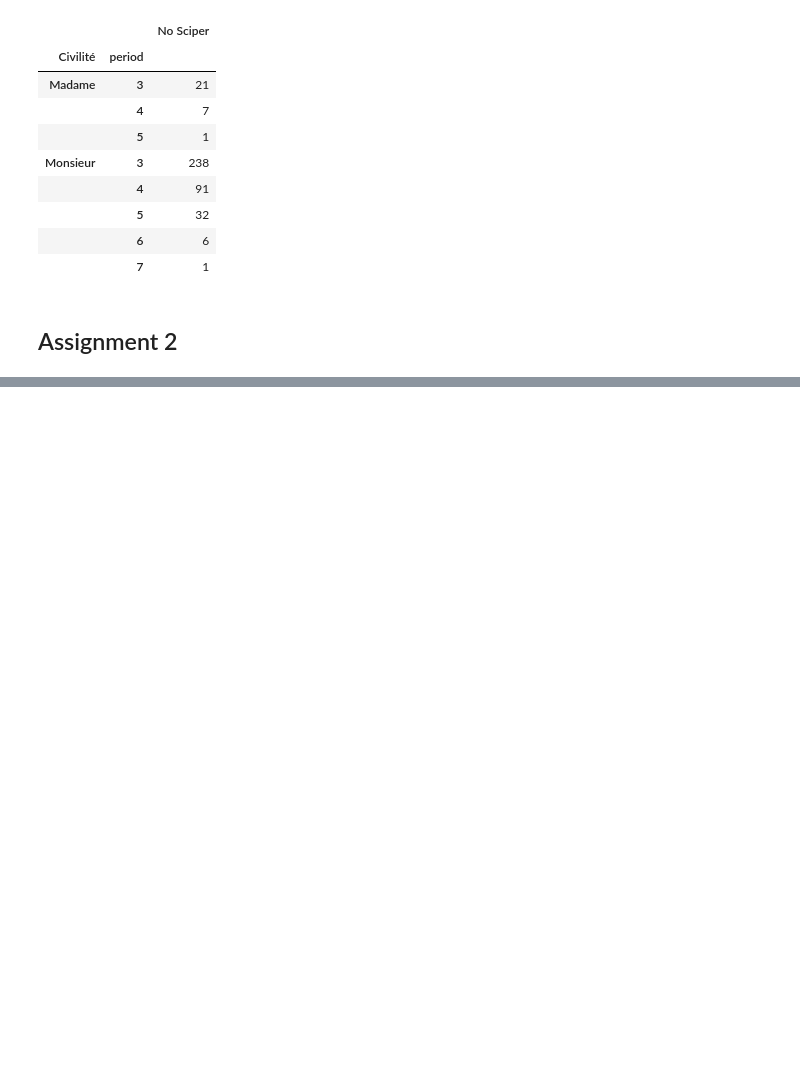
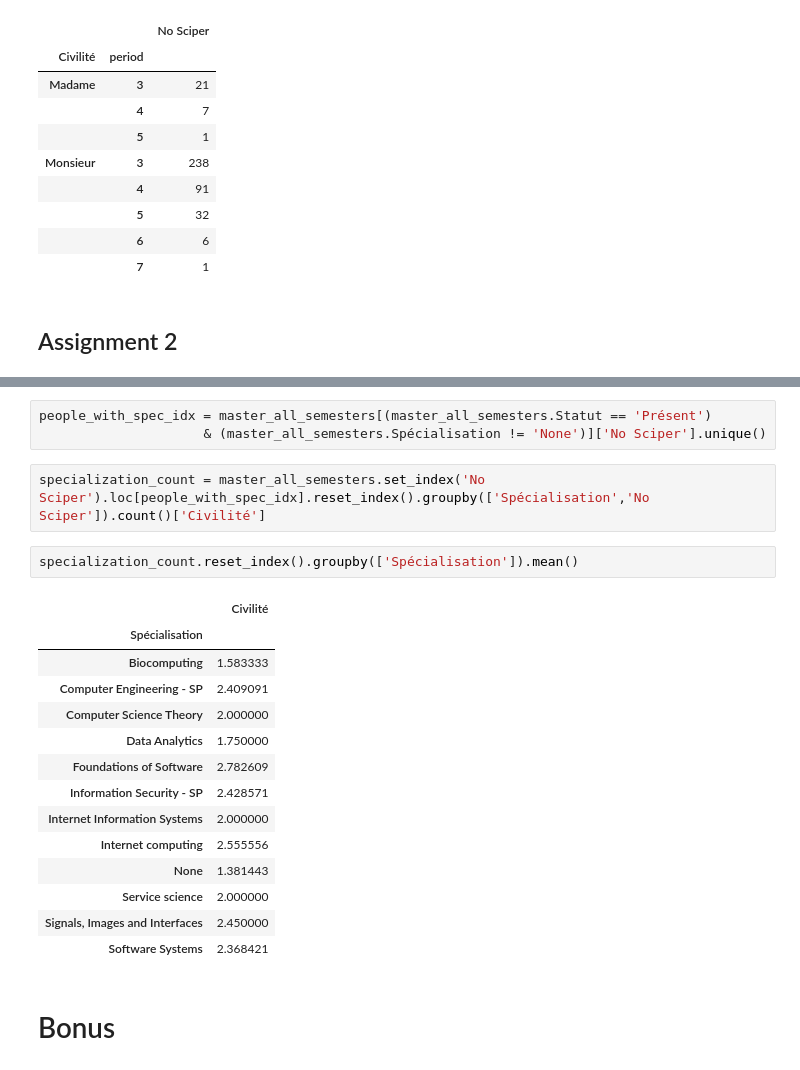
Before and after one commit to fanzhangsuper/fancy_group, a Jupyter notebook: HW3/homework 3.ipynb, the cells around one changed output, grey strips where cells are left out. Drawn from its saved outputs; the diff is of its cells as text; blank space fills up the shorter version.

```diff
--- a/HW3/homework 3.ipynb
+++ b/HW3/homework 3.ipynb
@@ -238,0 +298,24 @@ df_master_semester_1
+# %%
+people_with_spec_idx = master_all_semesters[(master_all_semesters.Statut == 'Présent')
+                     & (master_all_semesters.Spécialisation != 'None')]['No Sciper'].unique()
+# %%
+specialization_count = master_all_semesters.set_index('No Sciper').loc[people_with_spec_idx].reset_index().groupby(['Spécialisation','No Sciper']).count()['Civilité']
+# %%
+specialization_count.reset_index().groupby(['Spécialisation']).mean()
+# %% [output]
+|  | Civilité |
+| Spécialisation |  |
+| Biocomputing | 1.583333 |
+| Computer Engineering - SP | 2.409091 |
+| Computer Science Theory | 2.000000 |
+| Data Analytics | 1.750000 |
+| Foundations of Software | 2.782609 |
+| Information Security - SP | 2.428571 |
+| Internet Information Systems | 2.000000 |
+| Internet computing | 2.555556 |
+| None | 1.381443 |
+| Service science | 2.000000 |
+| Signals, Images and Interfaces | 2.450000 |
+| Software Systems | 2.368421 |
+# %% [markdown]
+# Bonus
```
Also changed, not shown: parts of 11 cells of this notebook.
